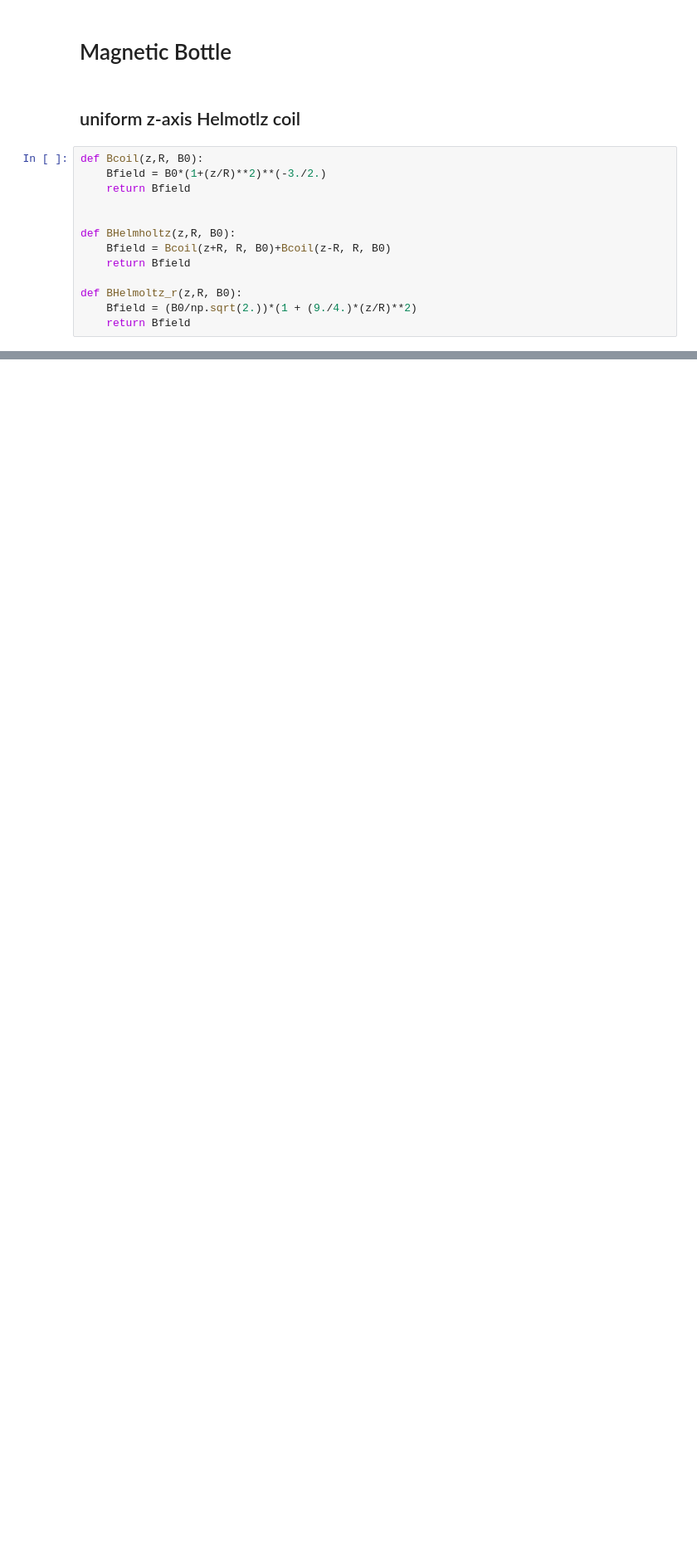
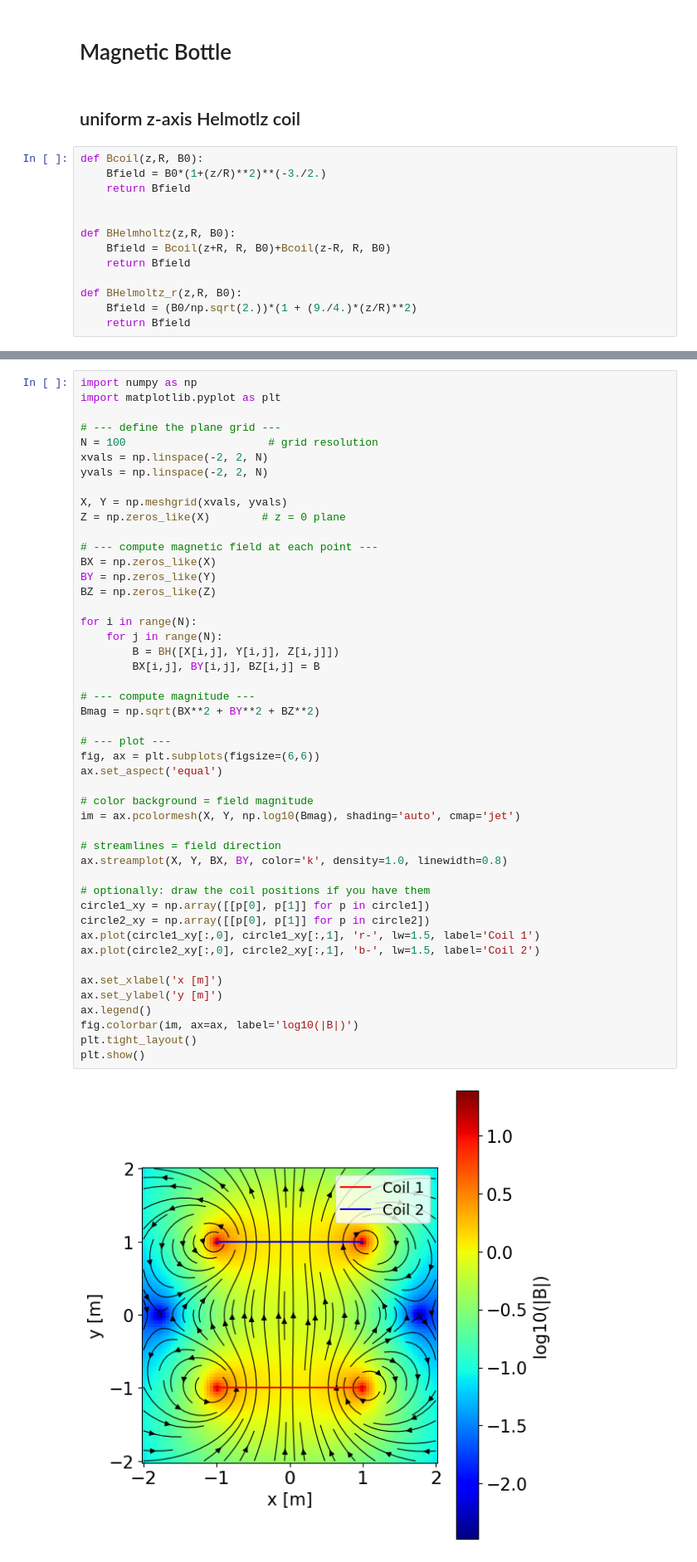
Before and after one commit to Sworzzy/PIC-PPF, a Jupyter notebook: main.ipynb, the cells around one changed output, grey strips where cells are left out. Shown at 83% size. Cells and saved outputs as stored; diff of their text form; blank space fills up the shorter version.

Commit message:
continuing magnetic mirror

```diff
--- a/main.ipynb
+++ b/main.ipynb
@@ -345,0 +477,49 @@ NameError: name 'Bcoil' is not defined
+# %%
+import numpy as np
+import matplotlib.pyplot as plt
+
+# --- define the plane grid ---
+N = 100                      # grid resolution
+xvals = np.linspace(-2, 2, N)
+yvals = np.linspace(-2, 2, N)
+
+X, Y = np.meshgrid(xvals, yvals)
+Z = np.zeros_like(X)        # z = 0 plane
+
+# --- compute magnetic field at each point ---
+BX = np.zeros_like(X)
+BY = np.zeros_like(Y)
+BZ = np.zeros_like(Z)
+
+for i in range(N):
+    for j in range(N):
+        B = BH([X[i,j], Y[i,j], Z[i,j]])
+        BX[i,j], BY[i,j], BZ[i,j] = B
+
+# --- compute magnitude ---
+Bmag = np.sqrt(BX**2 + BY**2 + BZ**2)
+
+# --- plot ---
+fig, ax = plt.subplots(figsize=(6,6))
+ax.set_aspect('equal')
+
+# color background = field magnitude
+im = ax.pcolormesh(X, Y, np.log10(Bmag), shading='auto', cmap='jet')
+
+# streamlines = field direction
+ax.streamplot(X, Y, BX, BY, color='k', density=1.0, linewidth=0.8)
+
+# optionally: draw the coil positions if you have them
+circle1_xy = np.array([[p[0], p[1]] for p in circle1])
+circle2_xy = np.array([[p[0], p[1]] for p in circle2])
+ax.plot(circle1_xy[:,0], circle1_xy[:,1], 'r-', lw=1.5, label='Coil 1')
+ax.plot(circle2_xy[:,0], circle2_xy[:,1], 'b-', lw=1.5, label='Coil 2')
+
+ax.set_xlabel('x [m]')
+ax.set_ylabel('y [m]')
+ax.legend()
+fig.colorbar(im, ax=ax, label='log10(|B|)')
+plt.tight_layout()
+plt.show()
+# %% [output]
+[figure, added]
```
Also changed, not shown: parts of 15 cells of this notebook.
